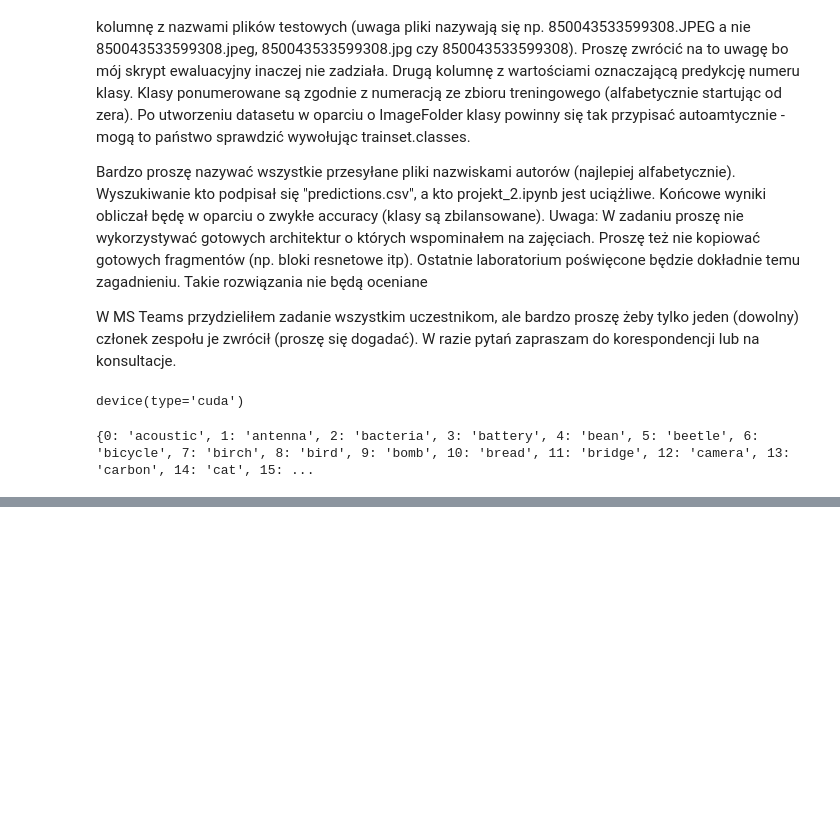
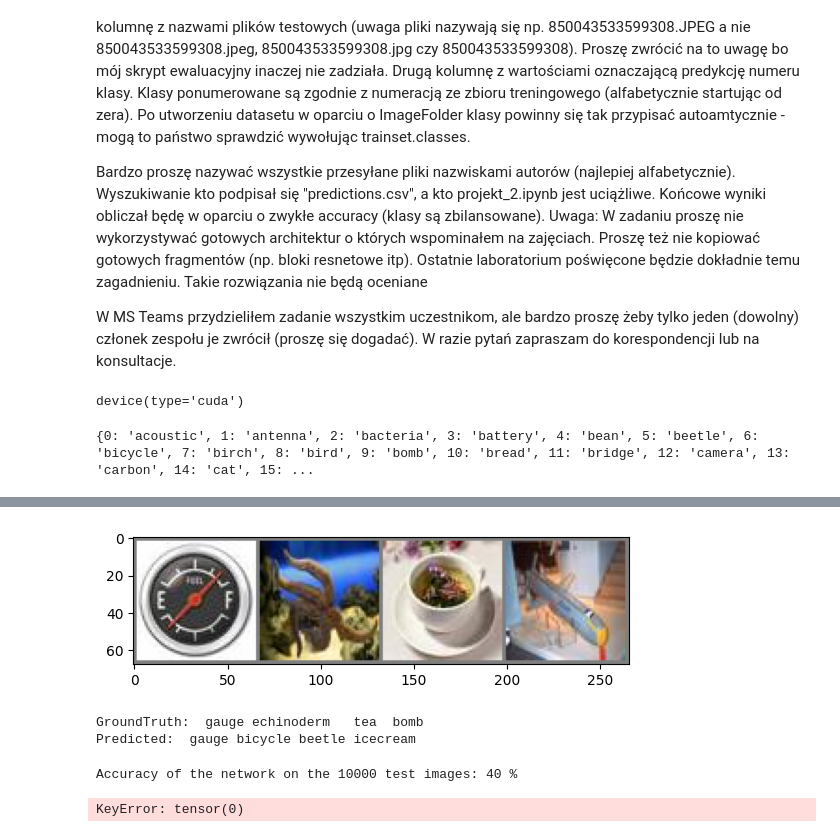
Before and after one commit to Kieru18/Neural-Network-Playground, a Jupyter notebook: image_classification/notebook.ipynb, the cells around one changed output, grey strips where cells are left out. Saved outputs shown, nothing was run; the diff lists cells and outputs as text; code cells hidden in the pictures; blank space fills up the shorter version.

```diff
--- a/image_classification/notebook.ipynb
+++ b/image_classification/notebook.ipynb
@@ -37,7 +37,7 @@ device
 # %% [output]
 device(type='cuda')
 # %%
-BATCH_SIZE = 4
+BATCH_SIZE = 32
 TRAIN_DATA_PATH = './data/train'
 TEST_DATA_PATH = './data/test_all'
 # %%
@@ -50,8 +50,8 @@ transform = transforms.Compose([
 train_dataset = ImageFolder(root=TRAIN_DATA_PATH, transform=transform)
 test_dataset = ImageFolder(root=TRAIN_DATA_PATH, transform=transform)
 
-train_loader = DataLoader(dataset=train_dataset, batch_size=BATCH_SIZE, shuffle=True)
-test_loader = DataLoader(dataset=test_dataset, batch_size=BATCH_SIZE, shuffle=False)
+train_loader = DataLoader(dataset=train_dataset, batch_size=BATCH_SIZE, shuffle=True, num_workers=16)
+test_loader = DataLoader(dataset=test_dataset, batch_size=BATCH_SIZE, shuffle=False, num_workers=16)
 
 folders = sorted(os.listdir(TRAIN_DATA_PATH))
 classes = {index: value for index, value in enumerate(folders)}
@@ -108,10 +108,10 @@ icecream spoon bridge  fish
 class ImageClassifier(nn.Module):
     def __init__(self, num_classes=50):
         super(ImageClassifier, self).__init__()
-        self.conv1 = nn.Conv2d(3, 6, kernel_size=3, padding=1)
-        self.conv2 = nn.Conv2d(6, 12, kernel_size=3, padding=1)
-        self.fc1 = nn.Linear(12 * 8 * 8, 128)
-        self.fc2 = nn.Linear(128, num_classes)
+        self.conv1 = nn.Conv2d(3, 6, kernel_size=5, padding=0)
+        self.conv2 = nn.Conv2d(6, 12, kernel_size=5, stride = 2, padding=0)
+        self.fc1 = nn.Linear(12 * 6 * 6, 80)
+        self.fc2 = nn.Linear(80, num_classes)
 
         self.pool = nn.MaxPool2d(2, 2)
         self.flatten = nn.Flatten()
@@ -180,0 +190,63 @@ KeyboardInterrupt:
+# %%
+# Test dla 4 przykładowych obrazków
+
+images, labels = next(iter(train_loader))
+images = images[:4]
+
+# print images
+imshow(torchvision.utils.make_grid(images))
+outputs = model(images.to(device))
+
+_, predicted = torch.max(outputs, 1)
+
+print('GroundTruth: ', ' '.join('%5s' % classes[labels[j].item()] for j in range(4)))
+print('Predicted: ', ' '.join('%5s' % classes[predicted[j].item()]
+                              for j in range(4)))
+# %% [output]
+[figure, added]
+GroundTruth:  gauge echinoderm   tea  bomb
+Predicted:  gauge bicycle beetle icecream
+# %%
+correct = 0
+total = 0
+with torch.no_grad():
+    for data in train_loader:
+        images, labels = data
+        images = images.to(device)
+        # calculate outputs by running images through the network
+        outputs = model(images).cpu()
+        # the class with the highest energy is what we choose as prediction
+        _, predicted = torch.max(outputs.data, 1)
+        total += labels.size(0)
+        correct += (predicted == labels).sum().item()
+
+print('Accuracy of the network on the 10000 test images: %d %%' % (
+    100 * correct / total))
+# %% [output]
+Accuracy of the network on the 10000 test images: 40 %
+# %%
+# prepare to count predictions for each class
+correct_pred = {classname: 0 for classname in classes}
+total_pred = {classname: 0 for classname in classes}
+
+# again no gradients needed
+with torch.no_grad():
+    for data in test_loader:
+        images, labels = data
+        images = images.to(device)
+        outputs = model(images).cpu()
+        _, predictions = torch.max(outputs, 1)
+        # collect the correct predictions for each class
+        for label, prediction in zip(labels, predictions):
+            if label == prediction:
+                correct_pred[classes[label]] += 1
+            total_pred[classes[label]] += 1
+
+
+# print accuracy for each class
+for classname, correct_count in correct_pred.items():
+    accuracy = 100 * float(correct_count) / total_pred[classname]
+    print("Accuracy for class {:5s} is: {:.1f} %".format(classname,
+                                                   accuracy))
+# %% [output]
+KeyError: tensor(0)
```
Also changed, not shown: parts of 3 cells of this notebook.
